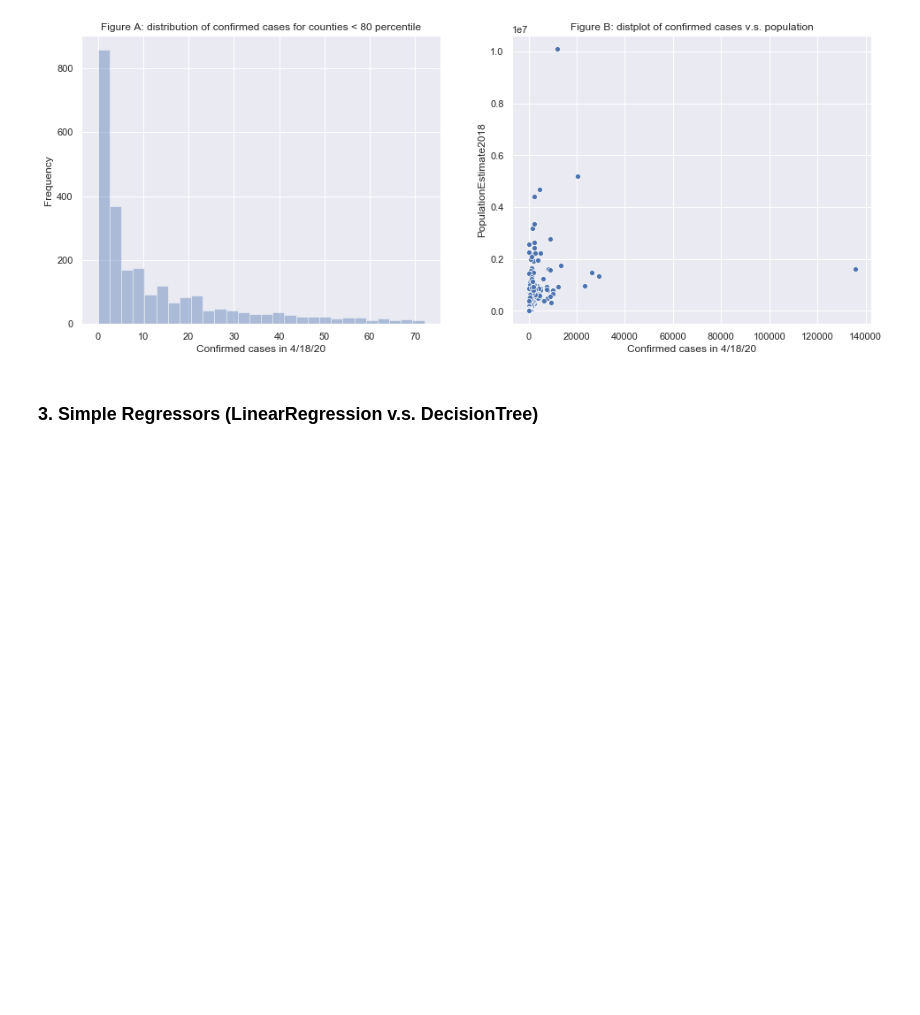
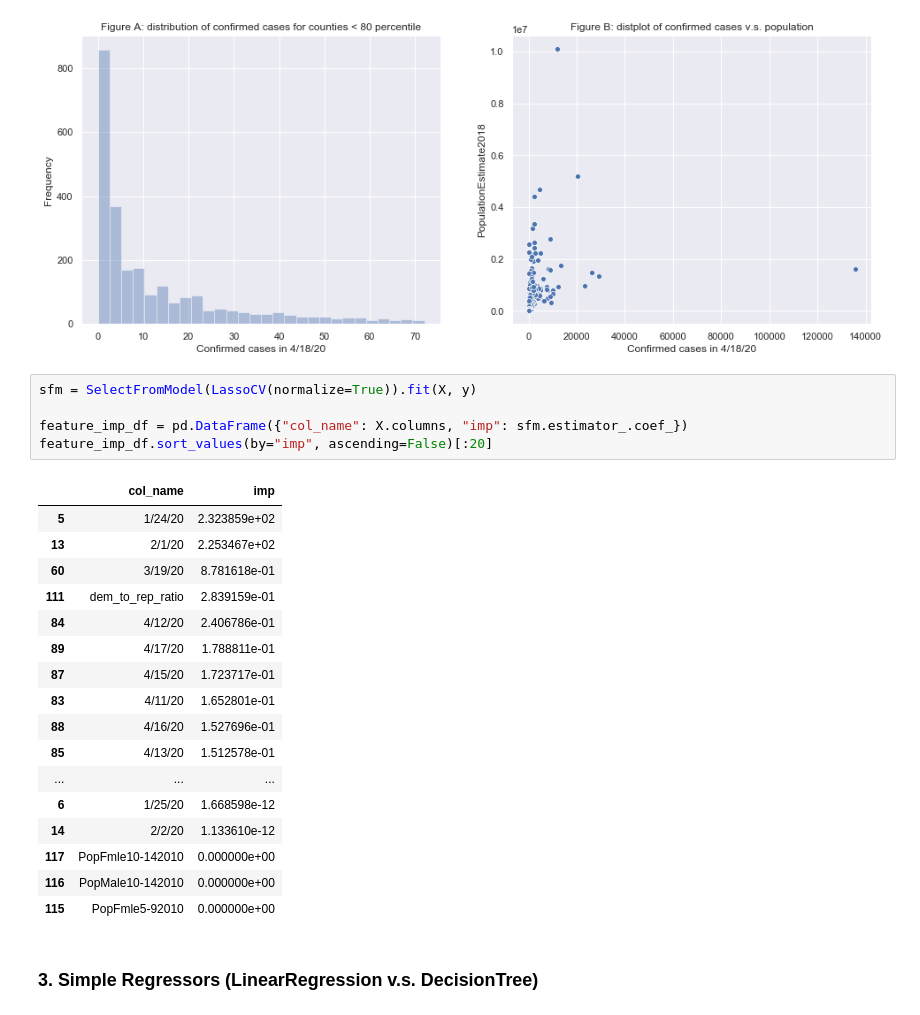
Before and after one commit to COVID-19-Stejastar/data100-final, a Jupyter notebook: refined_analysis.ipynb, the cells around one changed output. Cells and saved outputs as stored; diff of their text form; blank space fills up the shorter version.

```diff
--- a/refined_analysis.ipynb
+++ b/refined_analysis.ipynb
@@ -74,6 +75,29 @@ plt.xlabel("Confirmed cases in 4/18/20")
 plt.title("Figure B: distplot of confirmed cases v.s. population");
 # %% [output]
 [figure]
+# %%
+sfm = SelectFromModel(LassoCV(normalize=True)).fit(X, y)
+
+feature_imp_df = pd.DataFrame({"col_name": X.columns, "imp": sfm.estimator_.coef_})
+feature_imp_df.sort_values(by="imp", ascending=False)[:20]
+# %% [output]
+|  | col_name | imp |
+| 5 | 1/24/20 | 2.323859e+02 |
+| 13 | 2/1/20 | 2.253467e+02 |
+| 60 | 3/19/20 | 8.781618e-01 |
+| 111 | dem_to_rep_ratio | 2.839159e-01 |
+| 84 | 4/12/20 | 2.406786e-01 |
+| 89 | 4/17/20 | 1.788811e-01 |
+| 87 | 4/15/20 | 1.723717e-01 |
+| 83 | 4/11/20 | 1.652801e-01 |
+| 88 | 4/16/20 | 1.527696e-01 |
+| 85 | 4/13/20 | 1.512578e-01 |
+| ... | ... | ... |
+| 6 | 1/25/20 | 1.668598e-12 |
+| 14 | 2/2/20 | 1.133610e-12 |
+| 117 | PopFmle10-142010 | 0.000000e+00 |
+| 116 | PopMale10-142010 | 0.000000e+00 |
+| 115 | PopFmle5-92010 | 0.000000e+00 |
 # %% [markdown]
 ### 3. Simple Regressors (LinearRegression v.s. DecisionTree)
 # %%
```
Also changed, not shown: parts of 14 cells of this notebook, 1 other file.
